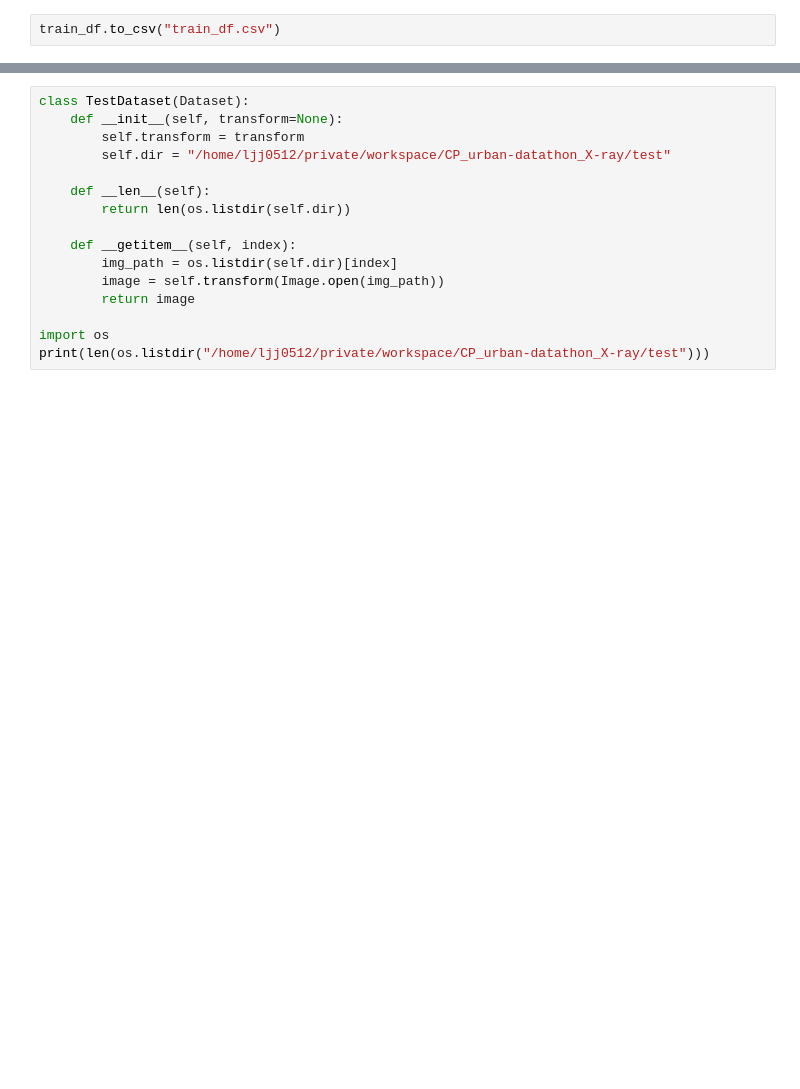
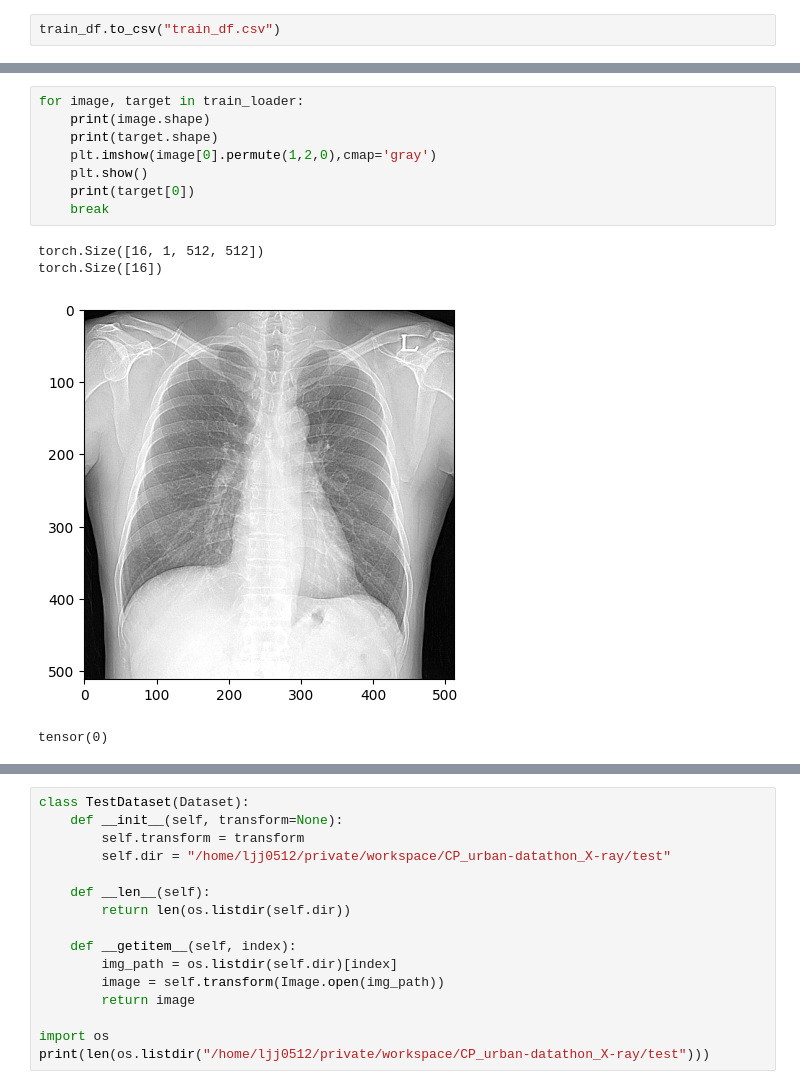
Before and after one commit to jaejungscene/CP_image-binary-classification, a Jupyter notebook: data_check.ipynb, the cells around one changed output, grey strips where cells are left out. Saved outputs shown, nothing was run; the diff lists cells and outputs as text; blank space fills up the shorter version.

```diff
--- a/data_check.ipynb
+++ b/data_check.ipynb
@@ -246,3 +305,16 @@ NameError: name 'CustomDataset' is not defined
+# %%
+for image, target in train_loader:
+    print(image.shape)
+    print(target.shape)
+    plt.imshow(image[0].permute(1,2,0),cmap='gray')
+    plt.show()
+    print(target[0])
+    break
+# %% [output]
+torch.Size([16, 1, 512, 512])
+torch.Size([16])
+[figure, added]
+tensor(0)
 # %%
 print(train_set[0][0].shape)
 import matplotlib.pyplot as plt
```
Also changed, not shown: parts of 5 cells of this notebook, 4 other files.
